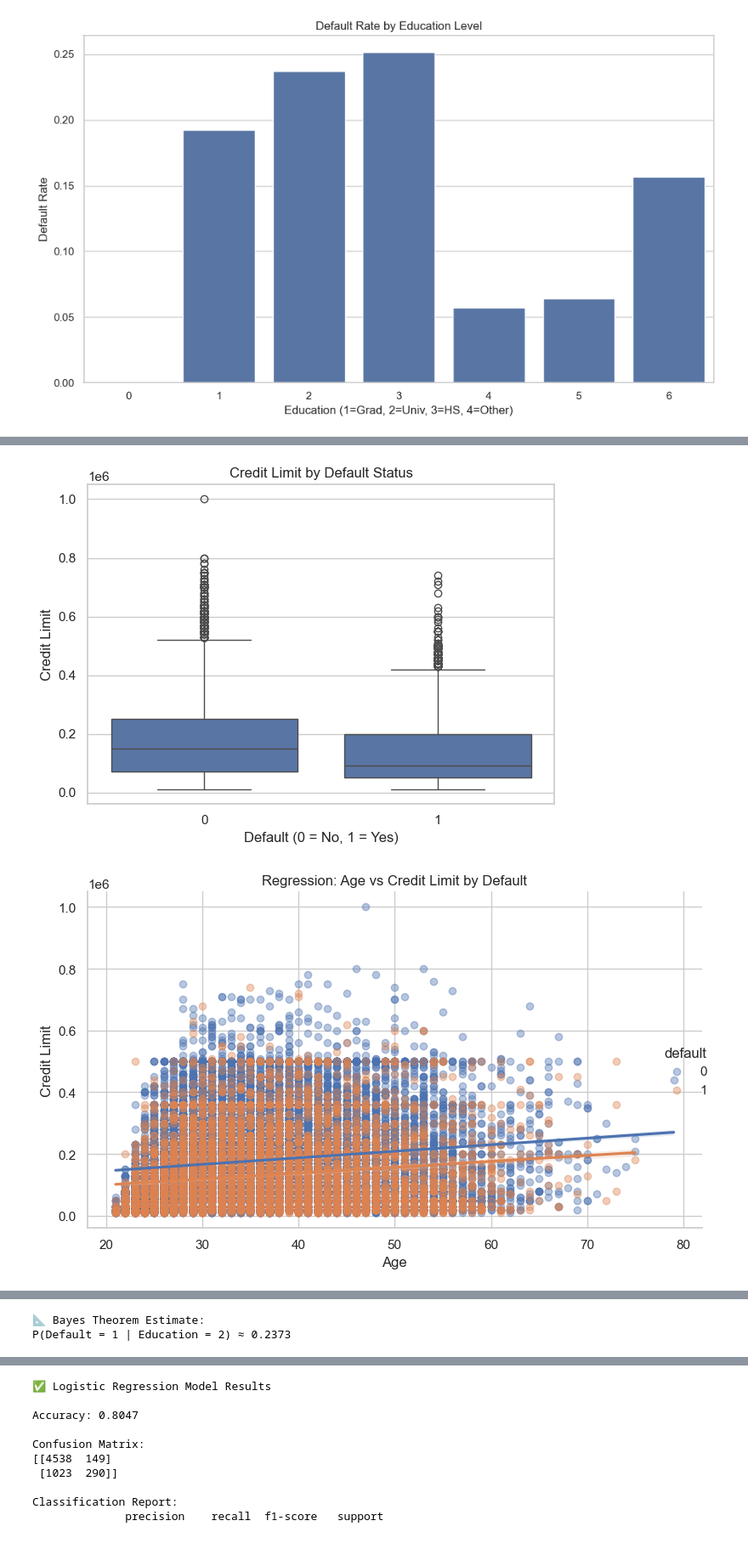
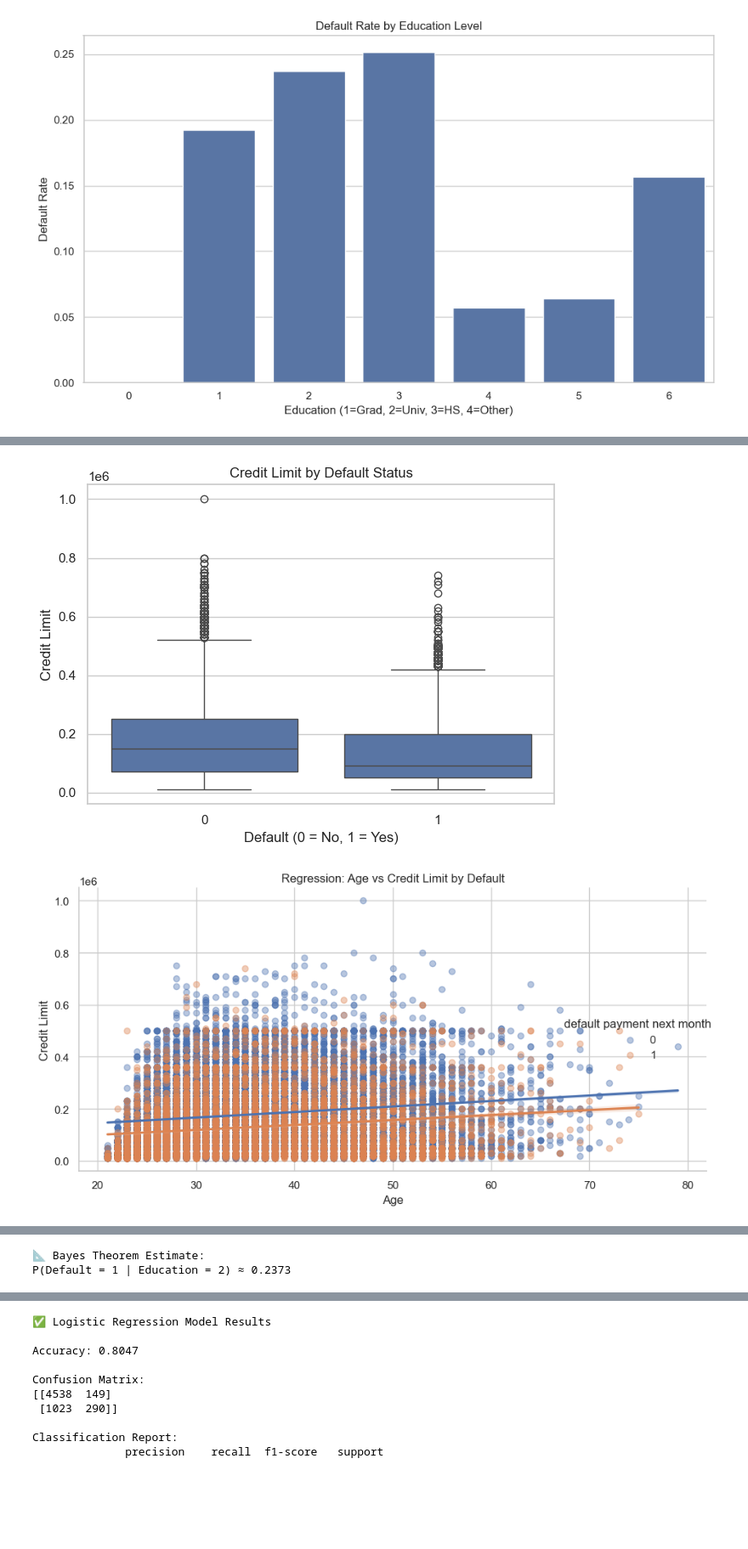
Before and after one commit to MaximeBoulat/AAI500-TeamProject, a Jupyter notebook: TanyaNotebook copy.ipynb, the cells around one changed output, grey strips where cells are left out. Shown at 85% size. Cells and saved outputs as stored; diff of their text form; code cells hidden in the pictures; blank space fills up the shorter version.

```diff
--- a/TanyaNotebook copy.ipynb
+++ b/TanyaNotebook copy.ipynb
@@ -146,20 +106,8 @@ import seaborn as sns
 import matplotlib.pyplot as plt
 from scipy import stats
 
-file_path = r"C:\Users\tanya\Documents\Probability and Statistics for AAI-500\WORK\AAI_500_TEAM PROJECT\default of credit card clients.xlsx"
-excel_data = pd.ExcelFile(file_path, engine="openpyxl")
-df = excel_data.parse('Data')
+df = pd.read_csv('Datasets/Credit.csv')
 
-df.columns = df.iloc[0]
-df = df[1:].copy()
-df.columns = df.columns.str.strip()
-df.columns = [
-    "ID", "LIMIT_BAL", "SEX", "EDUCATION", "MARRIAGE", "AGE",
-    "PAY_0", "PAY_2", "PAY_3", "PAY_4", "PAY_5", "PAY_6",
-    "BILL_AMT1", "BILL_AMT2", "BILL_AMT3", "BILL_AMT4", "BILL_AMT5", "BILL_AMT6",
-    "PAY_AMT1", "PAY_AMT2", "PAY_AMT3", "PAY_AMT4", "PAY_AMT5", "PAY_AMT6",
-    "default"
-]
 df = df.apply(pd.to_numeric, errors='coerce')
 
 print("\n📊 Summary Statistics:\n")
@@ -182,21 +130,21 @@ plt.ylabel("Frequency")
 plt.tight_layout()
 plt.show()
 
-sns.boxplot(x="default", y="LIMIT_BAL", data=df)
+sns.boxplot(x="default payment next month", y="LIMIT_BAL", data=df)
 plt.title("Credit Limit by Default Status")
 plt.xlabel("Default (0 = No, 1 = Yes)")
 plt.ylabel("Credit Limit")
 plt.tight_layout()
 plt.show()
 
-sns.lmplot(x="AGE", y="LIMIT_BAL", hue="default", data=df, aspect=1.5, scatter_kws={"alpha": 0.4})
+sns.lmplot(x="AGE", y="LIMIT_BAL", hue="default payment next month", data=df, aspect=1.5, scatter_kws={"alpha": 0.4})
 plt.title("Regression: Age vs Credit Limit by Default")
 plt.xlabel("Age")
 plt.ylabel("Credit Limit")
 plt.tight_layout()
 plt.show()
 
-ct = pd.crosstab(df["EDUCATION"], df["default"], normalize='index')
+ct = pd.crosstab(df["EDUCATION"], df["default payment next month"], normalize='index')
 sns.heatmap(ct, annot=True, cmap="YlGnBu", fmt=".2f")
 plt.title("Conditional Probability: Default Given Education Level")
 plt.xlabel("Default Status")
@@ -205,36 +153,36 @@ plt.tight_layout()
 plt.show()
 
 sns.histplot(df["BILL_AMT1"], kde=True, bins=40)
 plt.title("Distribution of Bill Amount - September")
 plt.xlabel("Bill Amount")
 plt.ylabel("Density")
 plt.tight_layout()
 plt.show()
 
-p_default = df["default"].mean()
+p_default = df["default payment next month"].mean()
 p_edu_2 = (df["EDUCATION"] == 2).mean()
-p_edu2_given_default = len(df[(df["EDUCATION"] == 2) & (df["default"] == 1)]) / len(df[df["default"] == 1])
+p_edu2_given_default = len(df[(df["EDUCATION"] == 2) & (df["default payment next month"] == 1)]) / len(df[df["default payment next month"] == 1])
 p_default_given_edu2 = (p_edu2_given_default * p_default) / p_edu_2
 
 print("\n📐 Bayes Theorem Estimate:")
 print("P(Default = 1 | Education = 2) ≈", round(p_default_given_edu2, 4))
 # %% [output]
 📊 Summary Statistics:
 
 Mean AGE: 35.4855
 Median AGE: 34.0
 Mode AGE: 29
 AGE Std Dev: 9.217904068090188
 AGE Variance: 84.96975540851363
 
 Mean LIMIT_BAL: 167484.32266666667
 Median LIMIT_BAL: 140000.0
 Mode LIMIT_BAL: 50000
 LIMIT_BAL Std Dev: 129747.66156720239
 LIMIT_BAL Variance: 16834455682.15729
 [figure]
 [figure]
-[figure, old version]
+[figure, new version]
 [figure]
 [figure]
 📐 Bayes Theorem Estimate:
```
Also changed, not shown: parts of 13 cells of this notebook, 2 other files.
